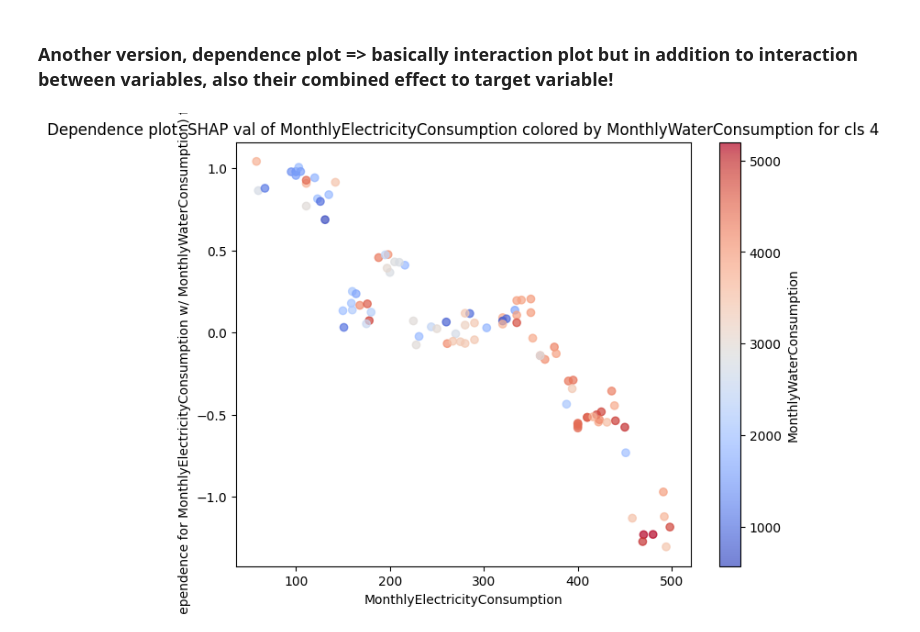
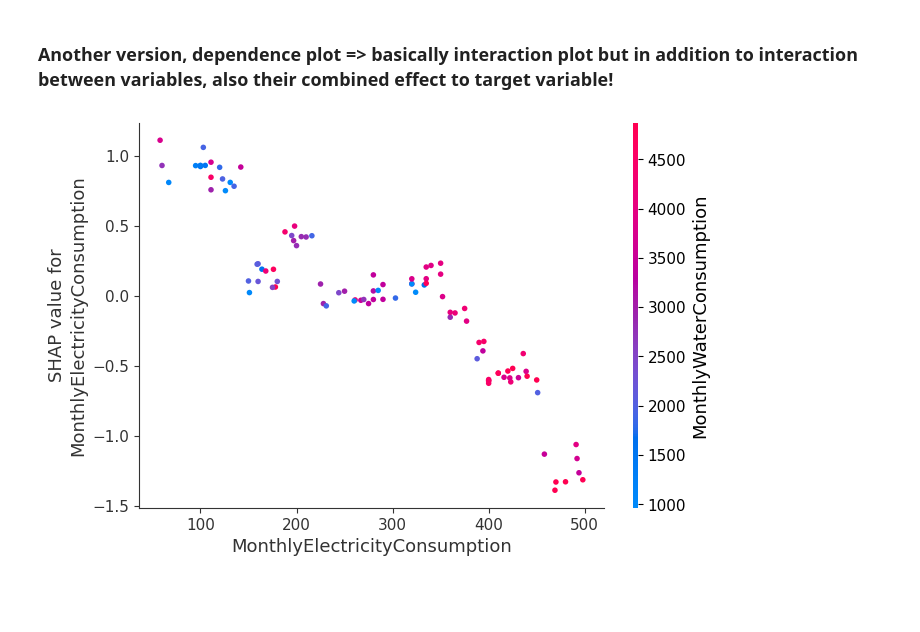
Before and after one commit to tuomasvaltanenLUAS/AdvancedDataAnalytics2025, a Jupyter notebook: lecture2_other_eval_tools/shap_and_lime/shap_test2_gpu.ipynb, the cells around one changed output. Cells and saved outputs as stored; diff of their text form; code cells hidden in the pictures; blank space fills up the shorter version.

```diff
--- a/lecture2_other_eval_tools/shap_and_lime/shap_test2_gpu.ipynb
+++ b/lecture2_other_eval_tools/shap_and_lime/shap_test2_gpu.ipynb
@@ -335,37 +371,59 @@ plt.show()
 # %% [markdown]
 ### Another version, dependence plot => basically interaction plot but in addition to interaction between variables, also their combined effect to target variable!
 # %%
-import matplotlib.pyplot as plt
+# import matplotlib.pyplot as plt
 
-class_idx = 4  # class to inspect (0 to 4)
+# class_idx = 4  # class to inspect (0 to 4)
 
-# Indices of features
-i = feature_names.get_loc(feature_1)
-j = feature_names.get_loc(feature_2)
+# feature_names = X_train.columns
 
-# Extract SHAP interaction values for class
-interaction_values = shap_interaction_values[:, i, j, class_idx]
+# # Subset X_test to these features to be sure of order
+# X_test_subset = X_test[feature_names]
 
-# Extract main effect SHAP values for feature_1
-main_effect_values = shap_interaction_values[:, i, i, class_idx]
+# # Indices of features
+# i = feature_names.get_loc(feature_1)
+# j = feature_names.get_loc(feature_2)
 
-# Total SHAP value for feature_1 including interaction with feature_2
-shap_values_feature_1 = main_effect_values + interaction_values
+# # Extract SHAP interaction values for class
+# interaction_values = shap_interaction_values[:, i, j, class_idx]
 
-# Plot dependence plot
-plt.figure(figsize=(8,6))
-scatter = plt.scatter(
-    X_test_subset[feature_1],      # x-axis: feature 1 values
-    shap_values_feature_1,         # y-axis: SHAP value for feature 1 + interaction
-    c=X_test_subset[feature_2],    # color by feature 2 values
-    cmap='coolwarm',
-    alpha=0.7
-)
+# # Extract main effect SHAP values for feature_1
+# main_effect_values = shap_interaction_values[:, i, i, class_idx]
 
-plt.xlabel(feature_1)
-plt.ylabel(f'SHAP dependence for {feature_1} w/ {feature_2}) for class {class_idx}')
-plt.colorbar(scatter, label=feature_2)
-plt.title(f'Dependence plot: SHAP val of {feature_1} colored by {feature_2} for cls {class_idx}')
-plt.show()
+# # Total SHAP value for feature_1 including interaction with feature_2
+# shap_values_feature_1 = main_effect_values + interaction_values
+
+# # Plot dependence plot
+# plt.figure(figsize=(8,6))
+# scatter = plt.scatter(
+#     X_test_subset[feature_1],      # x-axis: feature 1 values
+#     shap_values_feature_1,         # y-axis: SHAP value for feature 1 + interaction
+#     c=X_test_subset[feature_2],    # color by feature 2 values
+#     cmap='coolwarm',
+#     alpha=0.7
+# )
+
+# plt.xlabel(feature_1)
+# plt.ylabel(f'SHAP dependence for {feature_1} w/ {feature_2}) for class {class_idx}')
+# plt.colorbar(scatter, label=feature_2)
+# plt.title(f'Dependence plot: SHAP val of {feature_1} colored by {feature_2} for cls {class_idx}')
+# plt.show()
-# %% [output]
-[figure, removed]
+# %%
+# a more simple version of code above
+
+# For multi-class problems, shap_values is typically a list: one array per class
+# We'll select the array for the class of interest
+class_idx = 4  # target class index
+
+shap_interaction_values_for_class = shap_interaction_values[:, :, :, class_idx]
+shap_values_class = np.diagonal(shap_interaction_values_for_class, axis1=1, axis2=2)
+
+# Plot SHAP dependence using the built-in function
+shap.dependence_plot(
+    ind=feature_1,
+    shap_values=shap_values_class,
+    features=X_test,
+    interaction_index=feature_2
+)
+# %% [output]
+[figure, added]
```
Also changed, not shown: parts of 9 cells of this notebook, 11 other files.
